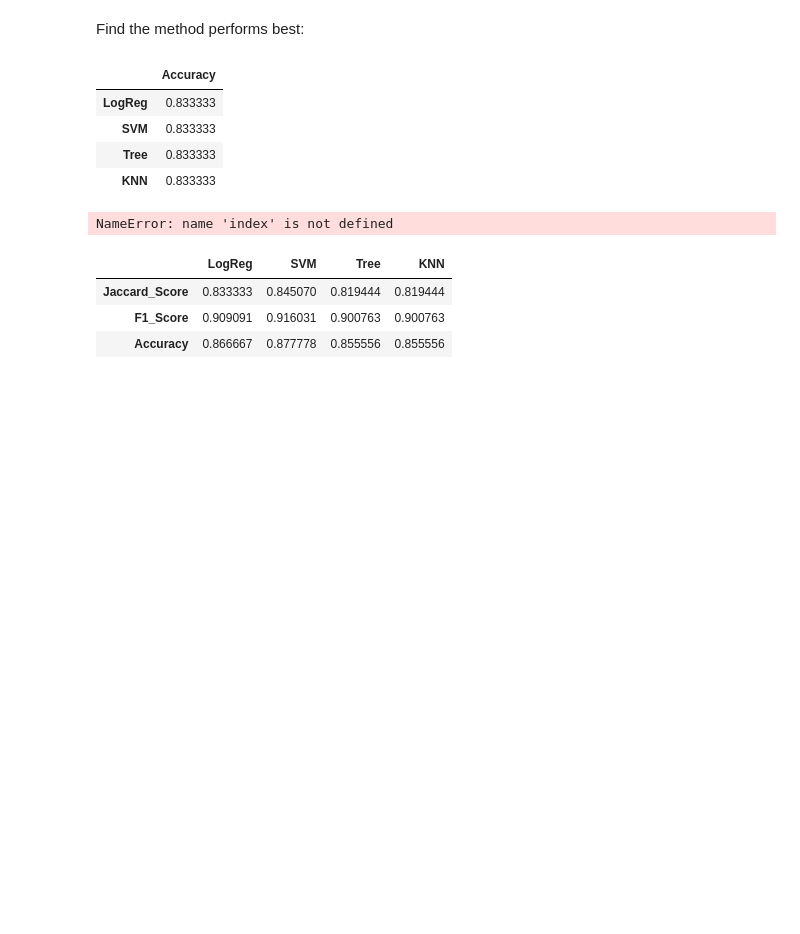
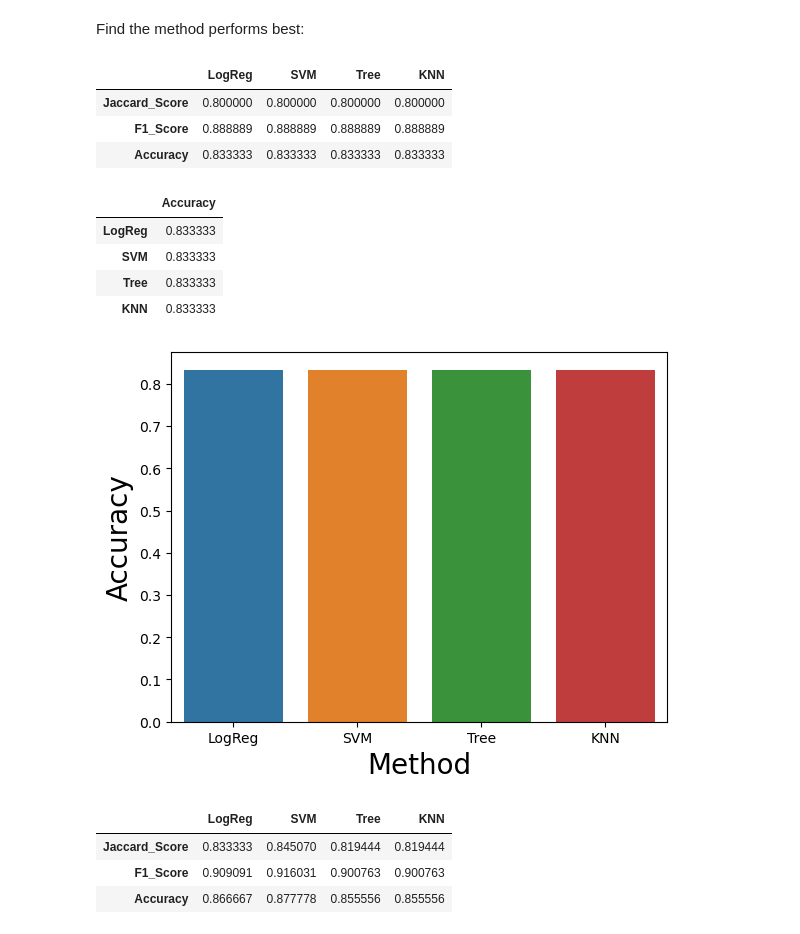
Before and after one commit to Ronflon/IBM_Datascience_CapstoneRepo, a Jupyter notebook: Predictive Analysis.ipynb, the cells around one changed output. Cells and saved outputs as stored; diff of their text form; code cells hidden in the pictures; blank space fills up the shorter version.

```diff
--- a/Predictive Analysis.ipynb
+++ b/Predictive Analysis.ipynb
@@ -368,10 +368,16 @@ accuracy = [logreg_accuracy, svm_accuracy, tree_accuracy, knn_accuracy]
 metrics = ['Jaccard_Score', 'F1_Score', 'Accuracy']
 methods =['LogReg', 'SVM', 'Tree', 'KNN']
 scores = pd.DataFrame(np.array([jaccard_scores, f1_scores, accuracy]), index=metrics , columns=methods)
+
+accuracydf = pd.DataFrame(np.array([accuracy]), index=["Accuracy"], columns=methods)
+accuracydfTransp = accuracydf.T
+
 scores
-
-accuracydf = pd.DataFrame(np.array([accuracy]), index=["Accuracy"], column=methods)
-accuracydfTransp = accuracydf.T
+# %% [output]
+|  | LogReg | SVM | Tree | KNN |
+| Jaccard_Score | 0.800000 | 0.800000 | 0.800000 | 0.800000 |
+| F1_Score | 0.888889 | 0.888889 | 0.888889 | 0.888889 |
+| Accuracy | 0.833333 | 0.833333 | 0.833333 | 0.833333 |
 # %%
 accuracydfTransp
 # %% [output]
@@ -382,12 +388,12 @@ accuracydfTransp
 | KNN | 0.833333 |
 # %%
 # Plot a scatter point chart with x axis to be method and y axis to be the accuracy
-sns.barplot(y="Accuracy", x=index, data=accuracydfTransp)
+sns.barplot(y="Accuracy", x=accuracydfTransp.index, data=accuracydfTransp)
 plt.xlabel("Method",fontsize=20)
 plt.ylabel("Accuracy",fontsize=20)
 plt.show()
 # %% [output]
-NameError: name 'index' is not defined
+[figure, added]
 # %%
 # Examining the scores from the whole Dataset
 jaccard_scores = [
```
Also changed, not shown: parts of 11 cells of this notebook.
